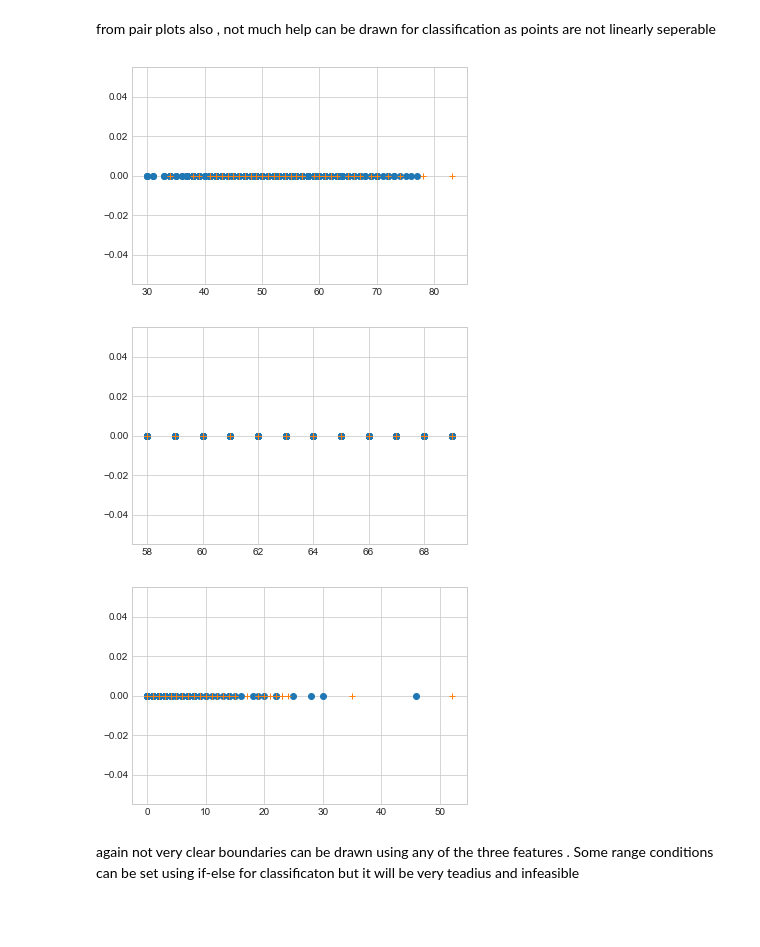
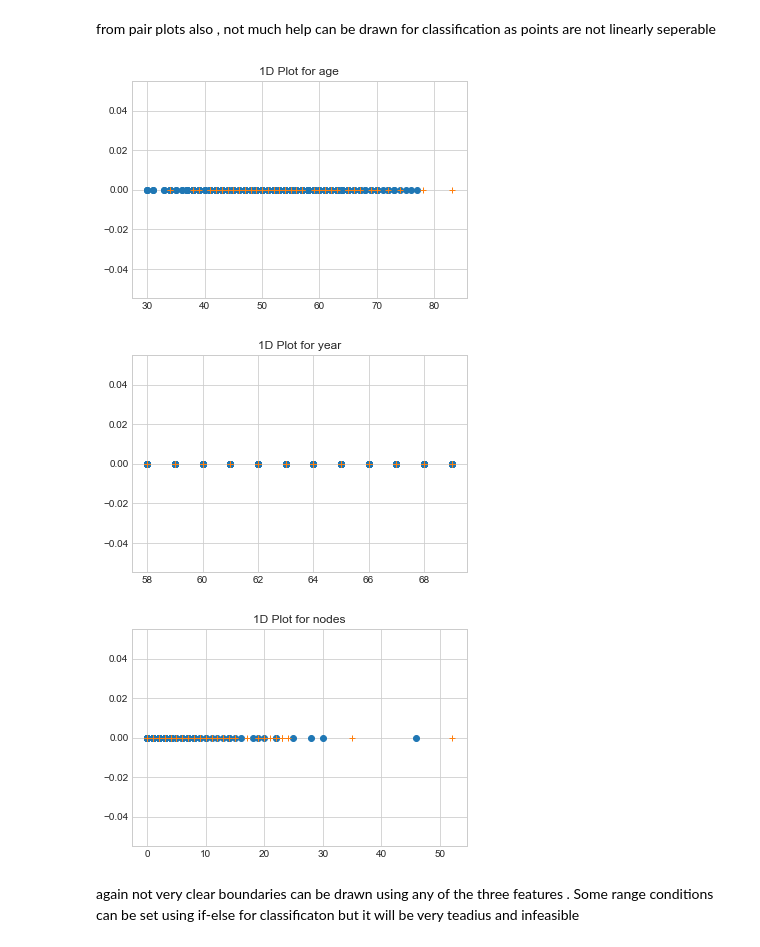
Before and after one commit to prakhar19sharma/EDA-on-haberman-dataset, a Jupyter notebook: Exploratory data analysis on HaberMan Dataset.ipynb, the cells around one changed output. Drawn from its saved outputs; the diff is of its cells as text; code cells hidden in the pictures; blank space fills up the shorter version.

```diff
--- a/Exploratory data analysis on HaberMan Dataset.ipynb
+++ b/Exploratory data analysis on HaberMan Dataset.ipynb
@@ -67,25 +73,28 @@ from pair plots also , not much help can be drawn for classification as points a
 # %%
 import numpy as np
 df_1 = df.loc[df["status"] == 1];
 df_2 = df.loc[df["status"] == 2];
 #print(df_1)
 #print(df_setosa["petal_length"])
 mat.plot(df_1["age"], np.zeros_like(df_1['age']), 'o')
 mat.plot(df_2["age"], np.zeros_like(df_2['age']), '+')
+mat.title("1D Plot for age")
 mat.show()
 mat.close()
 mat.plot(df_1["year"], np.zeros_like(df_1['year']), 'o')
 mat.plot(df_2["year"], np.zeros_like(df_2['year']), '+')
+mat.title("1D Plot for year")
 mat.show()
 mat.close()
 mat.plot(df_1["nodes"], np.zeros_like(df_1['year']), 'o')
 mat.plot(df_2["nodes"], np.zeros_like(df_2['year']), '+')
+mat.title("1D Plot for nodes")
 mat.show()
 mat.close()
 # %% [output]
-[figure, old version]
+[figure, new version]
-[figure, old version]
+[figure, new version]
-[figure, old version]
+[figure, new version]
 # %% [markdown]
 again not very clear boundaries can be drawn using any of the three features . Some range conditions can be set using if-else for classificaton but it will be very teadius and infeasible
 # %%
```
Also changed, not shown: parts of 4 cells of this notebook, 1 other file.
